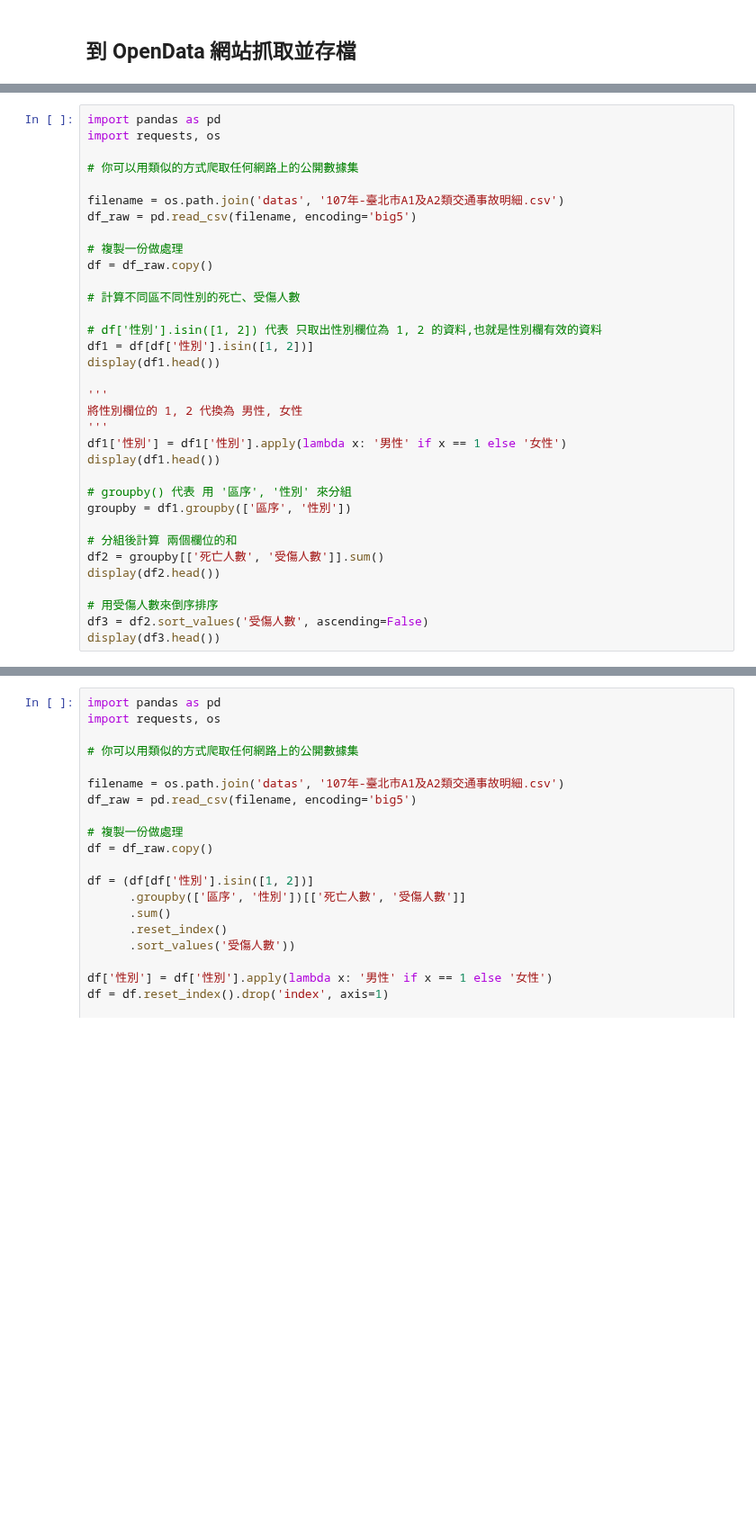
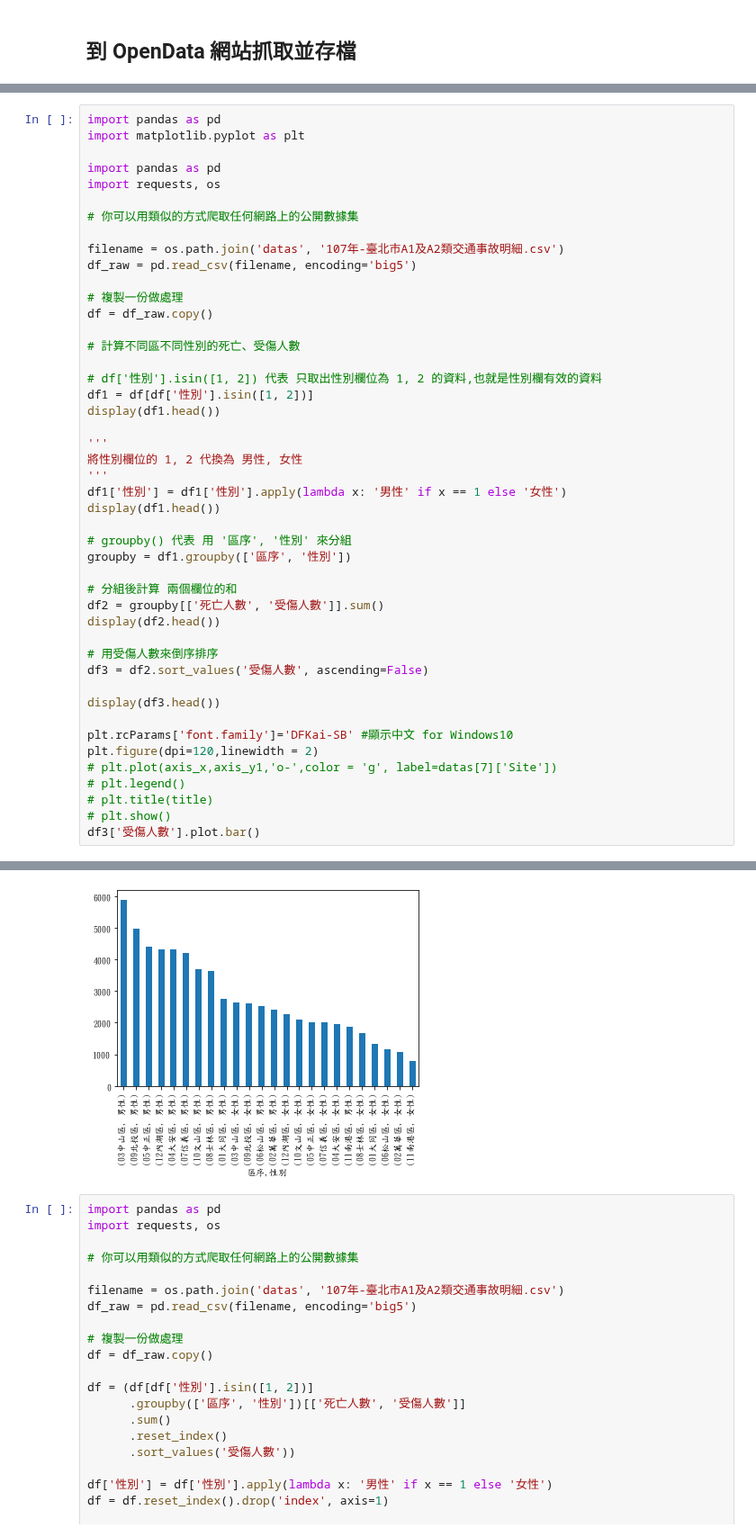
Before and after one commit to jiangsir/PythonBasic, a Jupyter notebook: Pandas基礎用法.ipynb, the cells around one changed output, grey strips where cells are left out. Shown at 90% size. Saved outputs shown, nothing was run; the diff lists cells and outputs as text; blank space fills up the shorter version.

```diff
--- a/Pandas基礎用法.ipynb
+++ b/Pandas基礎用法.ipynb
@@ -780,6 +780,9 @@ df.head()
 | 3 | 107 | 1 | 7 | 17 | 42 | 2 | 01大同區 | 大同區重慶北路3段與南京西路口 | 0 | 1 | 2 | ... |
 | 4 | 107 | 1 | 14 | 9 | 56 | 2 | 01大同區 | 大同區承德路3段與民族西路口 | 0 | 1 | 1 | ... |
 # %%
+import pandas as pd
+import matplotlib.pyplot as plt
+
 import pandas as pd
 import requests, os
 
@@ -812,7 +815,16 @@ display(df2.head())
 
 # 用受傷人數來倒序排序
 df3 = df2.sort_values('受傷人數', ascending=False)
+
 display(df3.head())
+
+plt.rcParams['font.family']='DFKai-SB' #顯示中文 for Windows10
+plt.figure(dpi=120,linewidth = 2)
+# plt.plot(axis_x,axis_y1,'o-',color = 'g', label=datas[7]['Site'])
+# plt.legend()
+# plt.title(title)
+# plt.show()
+df3['受傷人數'].plot.bar()
 # %% [output]
 |  | 發生年 | 發生月 | 發生日 | 發生時 | 發生分 | 處理別 | 區序 | 肇事地點 | 死亡人數 | 受傷人數 | 當事人序 | ... |
 | 0 | 107 | 3 | 29 | 15 | 54 | 2 | 01大同區 | 大同區民權西路108號 | 0 | 1 | 1 | ... |
@@ -843,3 +856,4 @@ display(df3.head())
+[figure, added]
 # %%
 import pandas as pd
 import requests, os
```
Also changed, not shown: parts of 1 cell of this notebook, 2 other files.
